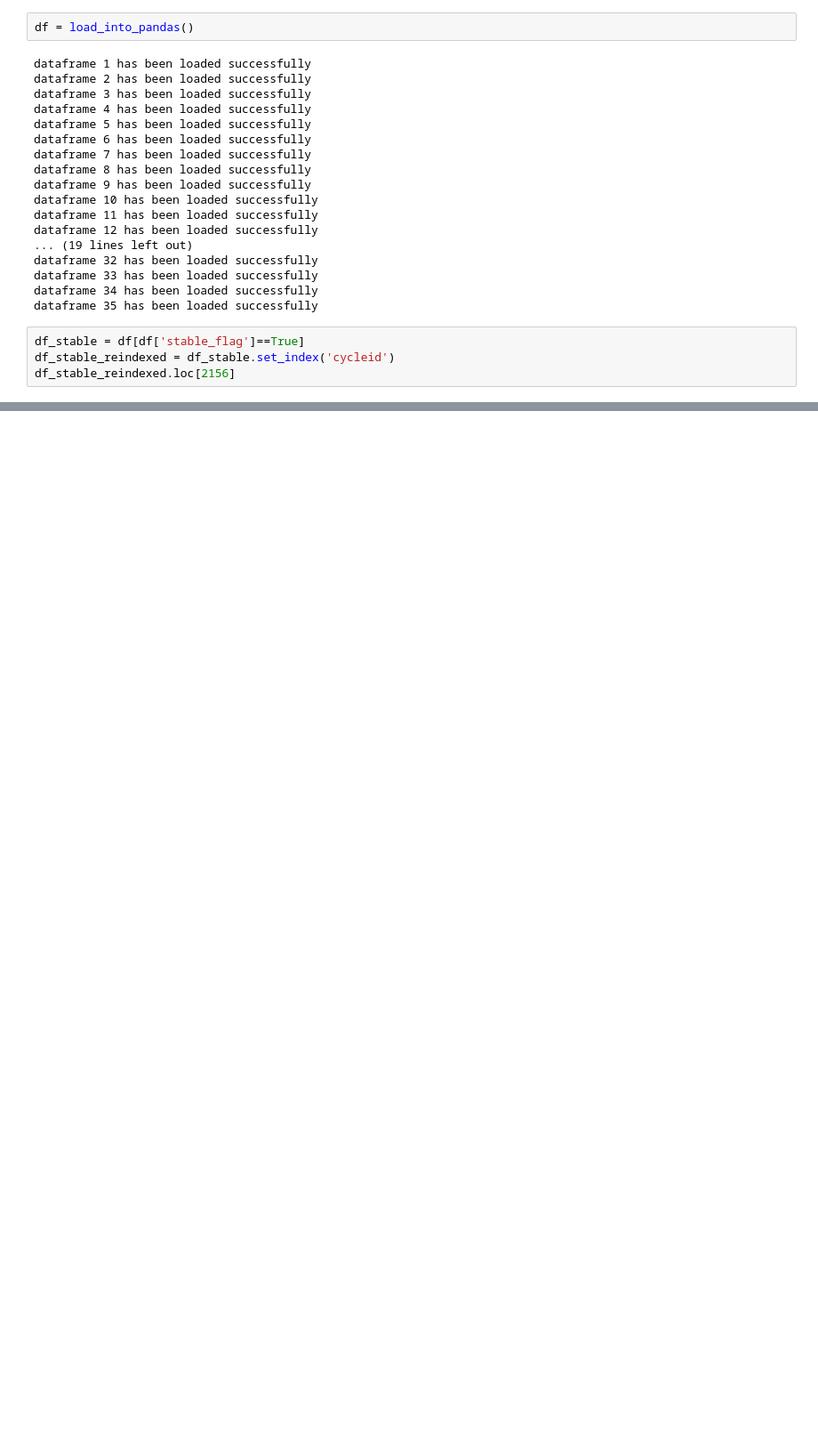
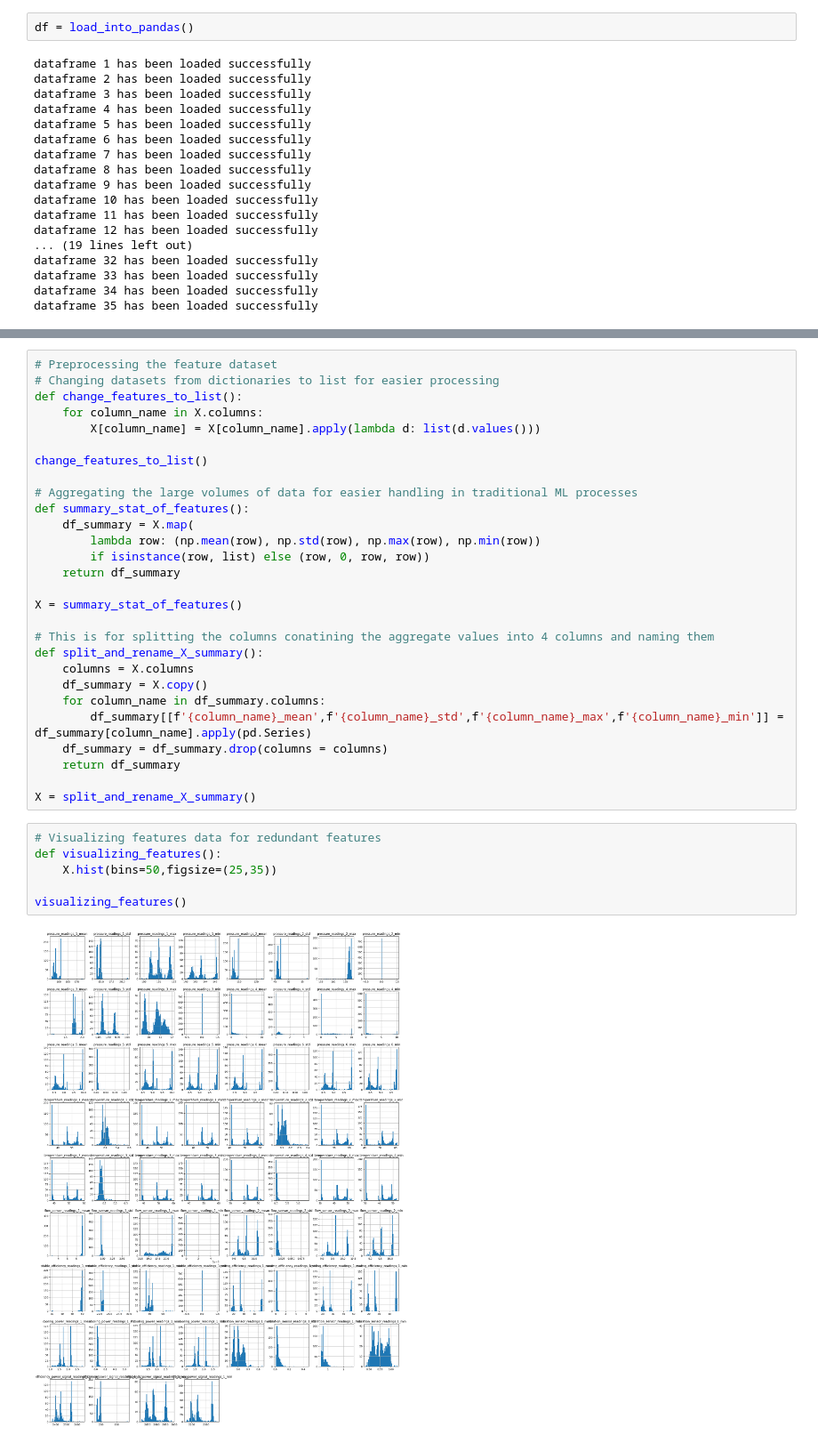
Before and after one commit to AsuquoAA/Predictive_Maintenance, a Jupyter notebook: Predictive_Maintenance_Classification.ipynb, the cells around one changed output, grey strips where cells are left out. Shown at 89% size. Saved outputs shown, nothing was run; the diff lists cells and outputs as text; blank space fills up the shorter version.

Commit message:
preprocessing

```diff
--- a/Predictive_Maintenance_Classification.ipynb
+++ b/Predictive_Maintenance_Classification.ipynb
@@ -475,7 +483,3 @@ dataframe 32 has been loaded successfully
 dataframe 33 has been loaded successfully
 dataframe 34 has been loaded successfully
 dataframe 35 has been loaded successfully
-# %%
-df_stable = df[df['stable_flag']==True]
-df_stable_reindexed = df_stable.set_index('cycleid')
-df_stable_reindexed.loc[2156]
@@ -567,0 +557,36 @@ split_columns()
+# %%
+# Preprocessing the feature dataset
+# Changing datasets from dictionaries to list for easier processing
+def change_features_to_list():
+    for column_name in X.columns:
+        X[column_name] = X[column_name].apply(lambda d: list(d.values()))
+
+change_features_to_list()
+
+# Aggregating the large volumes of data for easier handling in traditional ML processes
+def summary_stat_of_features():
+    df_summary = X.map(
+        lambda row: (np.mean(row), np.std(row), np.max(row), np.min(row))
+        if isinstance(row, list) else (row, 0, row, row))
+    return df_summary
+
+X = summary_stat_of_features()
+
+# This is for splitting the columns conatining the aggregate values into 4 columns and naming them
+def split_and_rename_X_summary():
+    columns = X.columns
+    df_summary = X.copy()
+    for column_name in df_summary.columns:
+        df_summary[[f'{column_name}_mean',f'{column_name}_std',f'{column_name}_max',f'{column_name}_min']] = df_summary[column_name].apply(pd.Series)
+    df_summary = df_summary.drop(columns = columns)
+    return df_summary
+
+X = split_and_rename_X_summary()
+# %%
+# Visualizing features data for redundant features
+def visualizing_features():
+    X.hist(bins=50,figsize=(25,35))
+
+visualizing_features()
+# %% [output]
+[figure, added]
```
Also changed, not shown: parts of 24 cells of this notebook.
